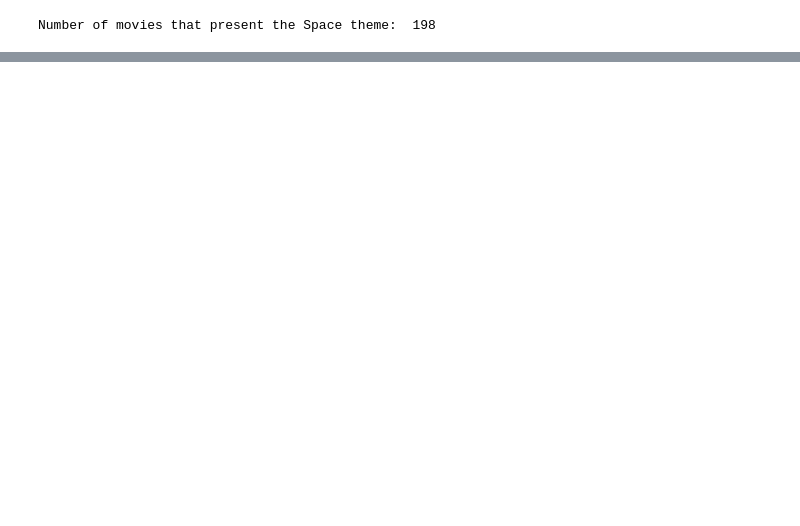
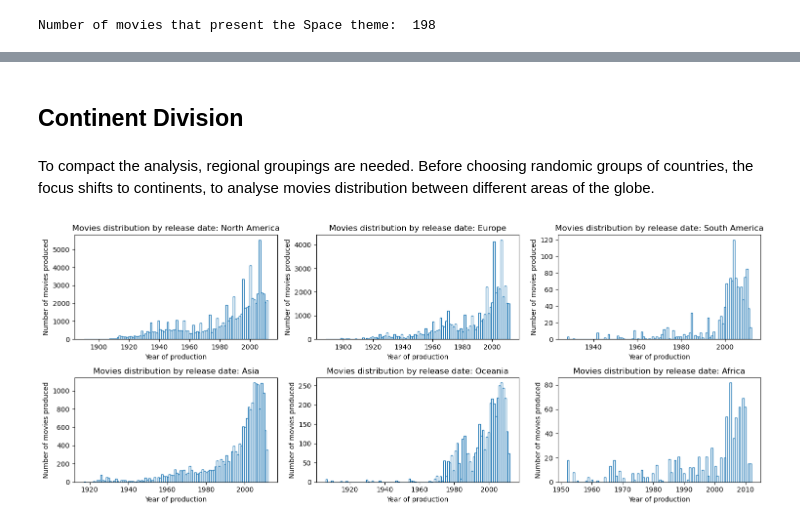
Before and after one commit to epfl-ada/ada-2024-project-majcj2024, a Jupyter notebook: results_merging1.ipynb, the cells around one changed output, grey strips where cells are left out. Drawn from its saved outputs; the diff is of its cells as text; code cells hidden in the pictures; blank space fills up the shorter version.

```diff
--- a/results_merging1.ipynb
+++ b/results_merging1.ipynb
@@ -366,0 +463,33 @@ Number of movies that present the Space theme:  95
+# %% [markdown]
+## Continent Division
+# %% [markdown]
+To compact the analysis, regional groupings are needed. Before choosing randomic groups of countries, the focus shifts to continents, to analyse movies distribution between different areas of the globe.
+# %%
+# Plot the movies distribution between different countries
+# Number of rows and columns for subplots
+n_cols = 3
+n_rows = 2
+
+top_countries = countries_top.index.tolist()
+
+# Create a grid of subplots
+fig, axes = plt.subplots(n_rows, n_cols, figsize=(15,6))
+axes = axes.flatten()
+for i, continent in enumerate(['North America', 'Europe', 'South America', 'Asia', 'Oceania', 'Africa']):
+    ax = axes[i]
+    ax.set_title(f'Movies distribution by release date: {continent}')
+
+    # continent filtering
+    continent_movies = df_movies_tmdb_ratings[df_movies_tmdb_ratings['continent'].apply(lambda x: isinstance(x, str) and x == continent)]
+    style = {'facecolor': 'none', 'edgecolor': 'C0', 'linewidth': 1}
+
+    ax.hist(continent_movies['release_date'], bins = 100, **style)
+
+    ax.set_xlabel('Year of production')
+    ax.set_ylabel('Number of movies produced')
+
+
+plt.tight_layout()
+plt.show()
+# %% [output]
+[figure, added]
```
Also changed, not shown: parts of 121 cells of this notebook.
